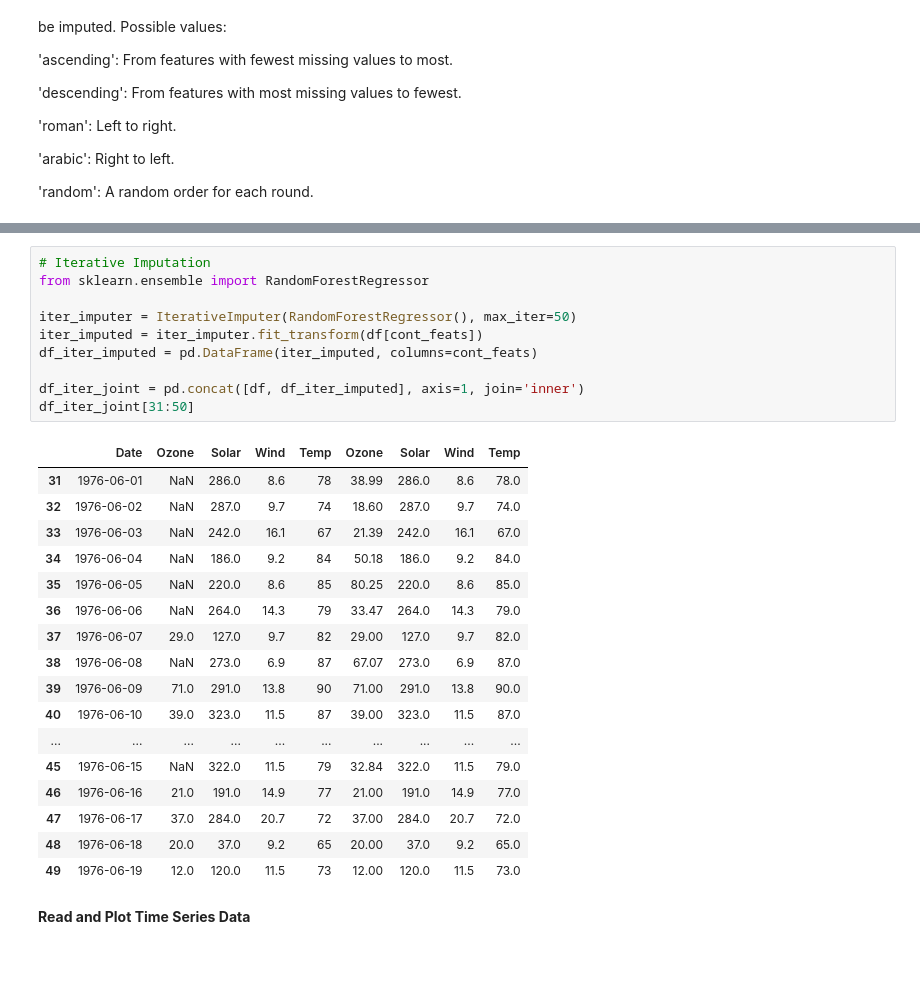
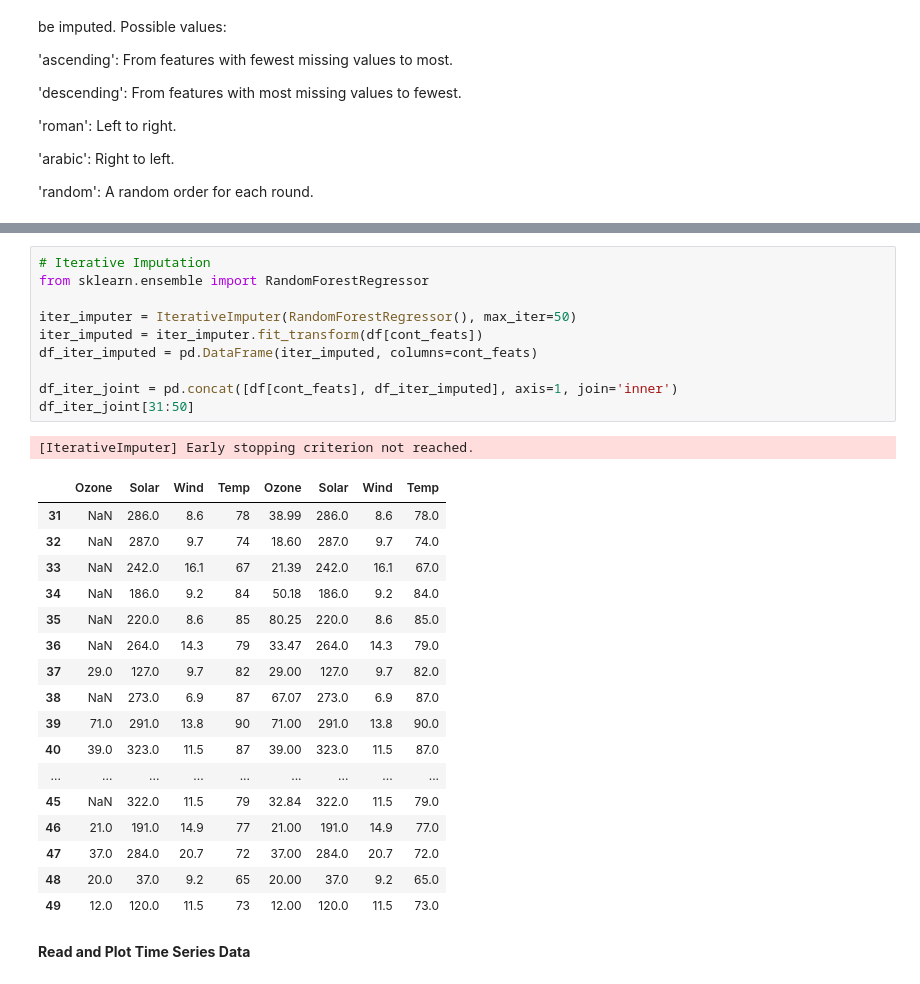
Before and after one commit to myconcordia/A2I2, a Jupyter notebook: Darts_AirQuality.ipynb, the cells around one changed output, grey strips where cells are left out. Drawn from its saved outputs; the diff is of its cells as text.

```diff
--- a/Darts_AirQuality.ipynb
+++ b/Darts_AirQuality.ipynb
@@ -629,31 +603,32 @@ df_mice_joint[31:50]
 # %%
 # Iterative Imputation
 from sklearn.ensemble import RandomForestRegressor
 
 iter_imputer = IterativeImputer(RandomForestRegressor(), max_iter=50)
 iter_imputed = iter_imputer.fit_transform(df[cont_feats])
 df_iter_imputed = pd.DataFrame(iter_imputed, columns=cont_feats)
 
-df_iter_joint = pd.concat([df, df_iter_imputed], axis=1, join='inner')
+df_iter_joint = pd.concat([df[cont_feats], df_iter_imputed], axis=1, join='inner')
 df_iter_joint[31:50]
 # %% [output]
+[IterativeImputer] Early stopping criterion not reached.
-|  | Date | Ozone | Solar | Wind | Temp | Ozone | Solar | Wind | Temp |
-| 31 | 1976-06-01 | NaN | 286.0 | 8.6 | 78 | 38.99 | 286.0 | 8.6 | 78.0 |
-| 32 | 1976-06-02 | NaN | 287.0 | 9.7 | 74 | 18.60 | 287.0 | 9.7 | 74.0 |
-| 33 | 1976-06-03 | NaN | 242.0 | 16.1 | 67 | 21.39 | 242.0 | 16.1 | 67.0 |
-| 34 | 1976-06-04 | NaN | 186.0 | 9.2 | 84 | 50.18 | 186.0 | 9.2 | 84.0 |
-| 35 | 1976-06-05 | NaN | 220.0 | 8.6 | 85 | 80.25 | 220.0 | 8.6 | 85.0 |
-| 36 | 1976-06-06 | NaN | 264.0 | 14.3 | 79 | 33.47 | 264.0 | 14.3 | 79.0 |
-| 37 | 1976-06-07 | 29.0 | 127.0 | 9.7 | 82 | 29.00 | 127.0 | 9.7 | 82.0 |
-| 38 | 1976-06-08 | NaN | 273.0 | 6.9 | 87 | 67.07 | 273.0 | 6.9 | 87.0 |
-| 39 | 1976-06-09 | 71.0 | 291.0 | 13.8 | 90 | 71.00 | 291.0 | 13.8 | 90.0 |
-| 40 | 1976-06-10 | 39.0 | 323.0 | 11.5 | 87 | 39.00 | 323.0 | 11.5 | 87.0 |
-| ... | ... | ... | ... | ... | ... | ... | ... | ... | ... |
-| 45 | 1976-06-15 | NaN | 322.0 | 11.5 | 79 | 32.84 | 322.0 | 11.5 | 79.0 |
-| 46 | 1976-06-16 | 21.0 | 191.0 | 14.9 | 77 | 21.00 | 191.0 | 14.9 | 77.0 |
-| 47 | 1976-06-17 | 37.0 | 284.0 | 20.7 | 72 | 37.00 | 284.0 | 20.7 | 72.0 |
-| 48 | 1976-06-18 | 20.0 | 37.0 | 9.2 | 65 | 20.00 | 37.0 | 9.2 | 65.0 |
-| 49 | 1976-06-19 | 12.0 | 120.0 | 11.5 | 73 | 12.00 | 120.0 | 11.5 | 73.0 |
+|  | Ozone | Solar | Wind | Temp | Ozone | Solar | Wind | Temp |
+| 31 | NaN | 286.0 | 8.6 | 78 | 38.99 | 286.0 | 8.6 | 78.0 |
+| 32 | NaN | 287.0 | 9.7 | 74 | 18.60 | 287.0 | 9.7 | 74.0 |
+| 33 | NaN | 242.0 | 16.1 | 67 | 21.39 | 242.0 | 16.1 | 67.0 |
+| 34 | NaN | 186.0 | 9.2 | 84 | 50.18 | 186.0 | 9.2 | 84.0 |
+| 35 | NaN | 220.0 | 8.6 | 85 | 80.25 | 220.0 | 8.6 | 85.0 |
+| 36 | NaN | 264.0 | 14.3 | 79 | 33.47 | 264.0 | 14.3 | 79.0 |
+| 37 | 29.0 | 127.0 | 9.7 | 82 | 29.00 | 127.0 | 9.7 | 82.0 |
+| 38 | NaN | 273.0 | 6.9 | 87 | 67.07 | 273.0 | 6.9 | 87.0 |
+| 39 | 71.0 | 291.0 | 13.8 | 90 | 71.00 | 291.0 | 13.8 | 90.0 |
+| 40 | 39.0 | 323.0 | 11.5 | 87 | 39.00 | 323.0 | 11.5 | 87.0 |
+| ... | ... | ... | ... | ... | ... | ... | ... | ... |
+| 45 | NaN | 322.0 | 11.5 | 79 | 32.84 | 322.0 | 11.5 | 79.0 |
+| 46 | 21.0 | 191.0 | 14.9 | 77 | 21.00 | 191.0 | 14.9 | 77.0 |
+| 47 | 37.0 | 284.0 | 20.7 | 72 | 37.00 | 284.0 | 20.7 | 72.0 |
+| 48 | 20.0 | 37.0 | 9.2 | 65 | 20.00 | 37.0 | 9.2 | 65.0 |
+| 49 | 12.0 | 120.0 | 11.5 | 73 | 12.00 | 120.0 | 11.5 | 73.0 |
 # %% [markdown]
 **Read and Plot Time Series Data**
 # %%
```
Also changed, not shown: parts of 11 cells of this notebook.
